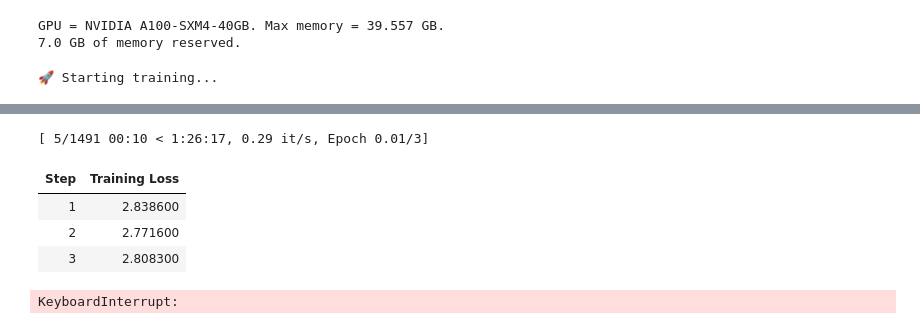
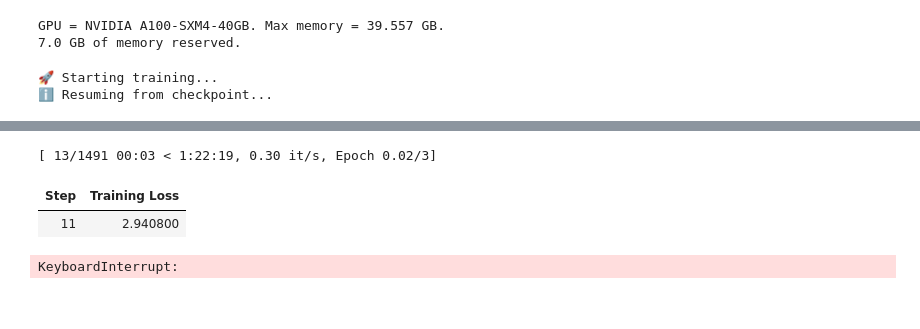
Before and after one commit to mere/momoko, a Jupyter notebook: colab/Momoko_Text_Completion.ipynb, the cells around one changed output, grey strips where cells are left out. Drawn from its saved outputs; the diff is of its cells as text; code cells hidden in the pictures.

```diff
--- a/colab/Momoko_Text_Completion.ipynb
+++ b/colab/Momoko_Text_Completion.ipynb
@@ -314,10 +319,12 @@ GPU = NVIDIA A100-SXM4-40GB. Max memory = 39.557 GB.
 print("🚀 Starting training...")
 if resume_checkpoint:
     print("ℹ️ Resuming from checkpoint...")
-
-trainer_stats = trainer.train(resume_from_checkpoint=resume_checkpoint)
+    trainer_stats = trainer.train(resume_from_checkpoint="outputs/snapshot/snapshot")
+else:
+    trainer_stats = trainer.train()
 # %% [output]
 🚀 Starting training...
+ℹ️ Resuming from checkpoint...
 ==((====))==  Unsloth - 2x faster free finetuning | Num GPUs used = 1
    \\   /|    Num examples = 7,966 | Num Epochs = 3 | Total steps = 1,491
 O^O/ \_/ \    Batch size per device = 2 | Gradient accumulation steps = 8
@@ -326,8 +335,6 @@ O^O/ \_/ \    Batch size per device = 2 | Gradient accumulation steps = 8
-[ 5/1491 00:10 < 1:26:17, 0.29 it/s, Epoch 0.01/3]
+[ 13/1491 00:03 < 1:22:19, 0.30 it/s, Epoch 0.02/3]
 | Step | Training Loss |
-| 1 | 2.838600 |
-| 2 | 2.771600 |
-| 3 | 2.808300 |
+| 11 | 2.940800 |
 KeyboardInterrupt:
 # %%
 # @title Show final memory and time stats
```
Also changed, not shown: parts of 4 cells of this notebook.
